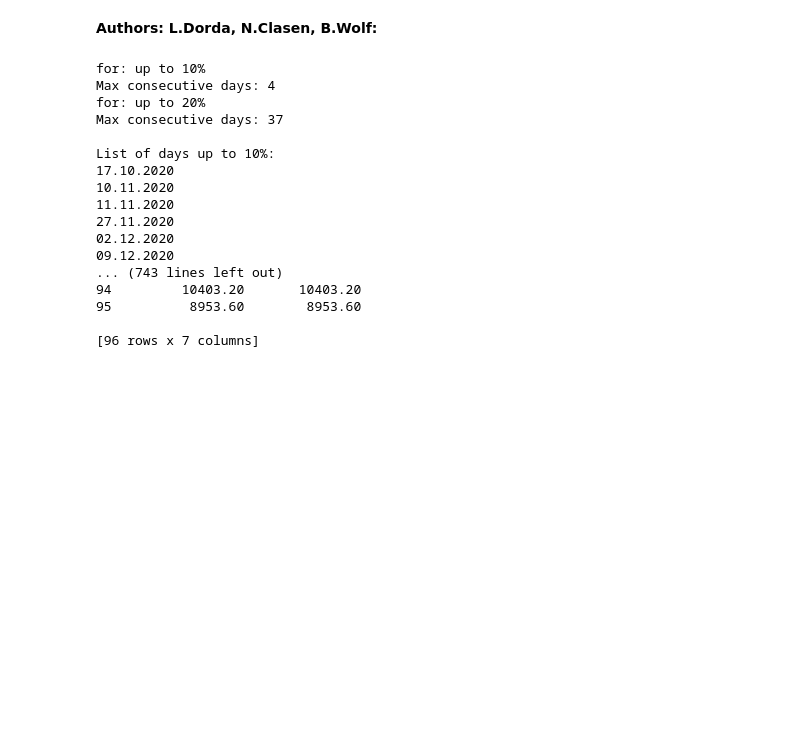
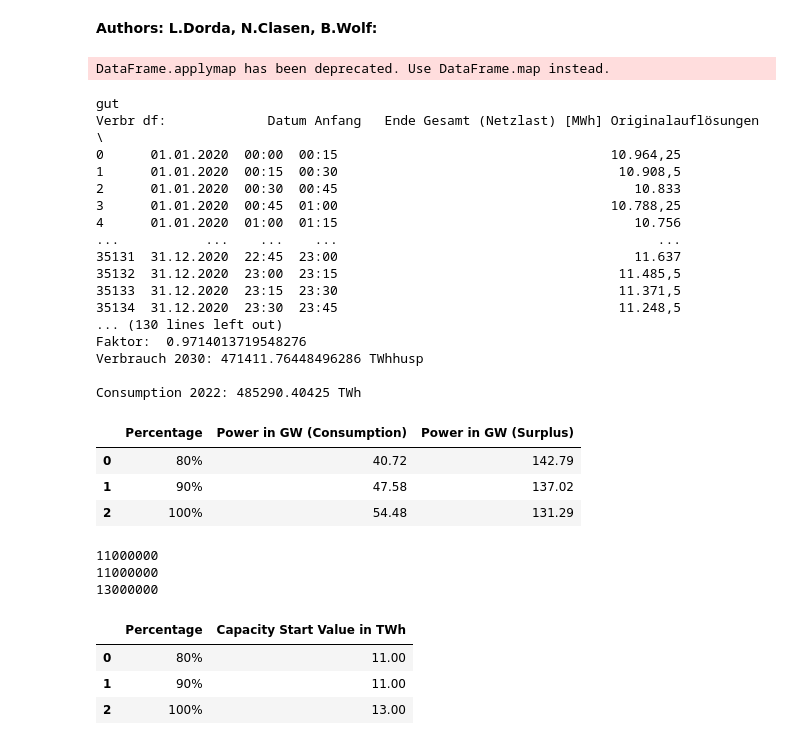
Before and after one commit to BodrovaKa/IPJ, a Jupyter notebook: IPJ.ipynb, the cells around one changed output. Drawn from its saved outputs; the diff is of its cells as text; code cells hidden in the pictures; blank space fills up the shorter version.

```diff
--- a/IPJ.ipynb
+++ b/IPJ.ipynb
@@ -407,6 +408,8 @@ def process_and_plot_2030_dataGut(production_df, consumption_df, load_profile_df
 
     plot_energy_data(selected_consumption2030df, scaled_selected_production_df, selected_date)
     plot_renewable_percentage(scaled_production_df, verbrauch2030df)
+
+    return scaled_production_df, verbrauch2030df
 
 # Funktion zur Berechnung und Anzeige der aggregierten Daten pro Jahr
 # Author: Bjarne, Noah
@@ -525,6 +528,8 @@ def process_and_plot_2030_dataGut2(production_df, consumption_df, load_profile_d
     # Plot data
     plot_energy_data(a, scaled_selected_production_df, selected_date)
     plot_renewable_percentage(scaled_production_df, verbrauch2030df)
+
+    return scaled_production_df, verbrauch2030df
 # Funktion zur Berechnung und Anzeige der aggregierten Daten pro Jahr
 
 def energyConsumption5(consumption_df):
@@ -628,6 +633,7 @@ def process_and_plot_2030_dataSchlecht(production_df, consumption_df, load_profi
 
     plot_energy_data(selected_consumption2030df, scaled_selected_production_df, selected_date)
     plot_renewable_percentage(scaled_production_df, verbrauch2030df)
+    return scaled_production_df, verbrauch2030df
 
 # Funktion zur Berechnung und Anzeige der aggregierten Daten pro Jahr
 # Author: Bjarne, Noah
@@ -739,6 +745,7 @@ def process_and_plot_2030_dataMi(production_df, consumption_df, load_profile_df,
 
     plot_energy_data(selected_consumption2030df, scaled_selected_production_df, selected_date) # Plot the data
     plot_renewable_percentage(scaled_production_df, verbrauch2030df) # Plot the renewable percentage
+    return scaled_production_df, verbrauch2030df
 
 # Funktion zur Berechnung und Anzeige der aggregierten Daten pro Jahr
 # Author: Bjarne, Noah
@@ -837,50 +1055,72 @@ def get_date():
 # %%
 def main():
     file_production = 'Realisierte_Erzeugung_202001010000_202212312359_Viertelstunde.csv'                   # File names
     file_consumption = 'Realisierter_Stromverbrauch_202001010000_202212312359_Viertelstunde.csv'
     load_profile_df = read_load_profile('Lastprofile_SWKiel.xls')
 
     # Read and clean data
     production_df, consumption_df, total_renewable_production, total_consumption, data_by_year = read_and_clean_data(file_production, file_consumption)
 
     # Find dark lulls for the years 2020-2022
-    find_dark_lulls_for_years(production_df, columns_to_clean=['Biomass', 'Hydroelectric', 'Wind Offshore', 'Wind Onshore', 'Photovoltaic', 'Other Renewable'])
+    #find_dark_lulls_for_years(production_df, columns_to_clean=['Biomass', 'Hydroelectric', 'Wind Offshore', 'Wind Onshore', 'Photovoltaic', 'Other Renewable'])
 
     # Berechnung und Anzeige des Histogramms für erneuerbare Anteile
     #calculate_and_display_renewable_shares_histogram(total_renewable_production, total_consumption)
     #calculate_and_display_data_by_year(data_by_year)
 
     #plot_energy_consumption_and_production(production_df, consumption_df, columns_to_clean=['Biomass', 'Hydroelectric', 'Wind Offshore', 'Wind Onshore', 'Photovoltaic', 'Other Renewable'])
 
     date = get_date() # Get the selected date from the user
     print("gut")
-    process_and_plot_2030_dataGut(production_df, consumption_df, load_profile_df, date)
+    scaled_production, verbrauch2030 = process_and_plot_2030_dataGut(production_df, consumption_df, load_profile_df, date)
+    calculate_and_plot_power_storage_surplus(scaled_production, verbrauch2030)
+    calculate_and_plot_storage_capacity(scaled_production, verbrauch2030, 'good')
     print("gut mit Lastprofile")
-    process_and_plot_2030_dataGut2(production_df, consumption_df, load_profile_df, date)
+    scaled_production, verbrauch2030 = process_and_plot_2030_dataGut2(production_df, consumption_df, load_profile_df, date)
+    calculate_and_plot_power_storage_surplus(scaled_production, verbrauch2030)
+    calculate_and_plot_storage_capacity(scaled_production, verbrauch2030, 'good')
     print("schlecht")
-    #process_and_plot_2030_dataSchlecht(production_df, consumption_df, load_profile_df, date)
+    scaled_production, verbrauch2030 = process_and_plot_2030_dataSchlecht(production_df, consumption_df, load_profile_df, date)
+    calculate_and_plot_power_storage_surplus(scaled_production, verbrauch2030)
+    calculate_and_plot_storage_capacity(scaled_production, verbrauch2030, 'bad')
     print("MITTEL")
-    #process_and_plot_2030_dataMi(production_df, consumption_df, load_profile_df, date)
+    scaled_production, verbrauch2030 = process_and_plot_2030_dataMi(production_df, consumption_df, load_profile_df, date)
+    calculate_and_plot_power_storage_surplus(scaled_production, verbrauch2030)
+    calculate_and_plot_storage_capacity(scaled_production, verbrauch2030, 'mid')
+
+
 
     print(load_profile_df)
 
 if __name__ == "__main__":
     main()
 # %% [output]
-for: up to 10%
-Max consecutive days: 4
-for: up to 20%
-Max consecutive days: 37
-
-List of days up to 10%:
-17.10.2020
-10.11.2020
-11.11.2020
-27.11.2020
-02.12.2020
-09.12.2020
-... (743 lines left out)
-94         10403.20       10403.20
-95          8953.60        8953.60
-
-[96 rows x 7 columns]
+DataFrame.applymap has been deprecated. Use DataFrame.map instead.
+gut
+Verbr df:             Datum Anfang   Ende Gesamt (Netzlast) [MWh] Originalauflösungen  \
+0      01.01.2020  00:00  00:15                                   10.964,25
+1      01.01.2020  00:15  00:30                                    10.908,5
+2      01.01.2020  00:30  00:45                                      10.833
+3      01.01.2020  00:45  01:00                                   10.788,25
+4      01.01.2020  01:00  01:15                                      10.756
+...           ...    ...    ...                                         ...
+35131  31.12.2020  22:45  23:00                                      11.637
+35132  31.12.2020  23:00  23:15                                    11.485,5
+35133  31.12.2020  23:15  23:30                                    11.371,5
+35134  31.12.2020  23:30  23:45                                    11.248,5
+... (130 lines left out)
+Faktor:  0.9714013719548276
+Verbrauch 2030: 471411.76448496286 TWhhusp
+
+Consumption 2022: 485290.40425 TWh
+|  | Percentage | Power in GW (Consumption) | Power in GW (Surplus) |
+| 0 | 80% | 40.72 | 142.79 |
+| 1 | 90% | 47.58 | 137.02 |
+| 2 | 100% | 54.48 | 131.29 |
+11000000
+11000000
+13000000
+|  | Percentage | Capacity Start Value in TWh |
+| 0 | 80% | 11.00 |
+| 1 | 90% | 11.00 |
+| 2 | 100% | 13.00 |
```
Also changed, not shown: parts of 3 cells of this notebook.
